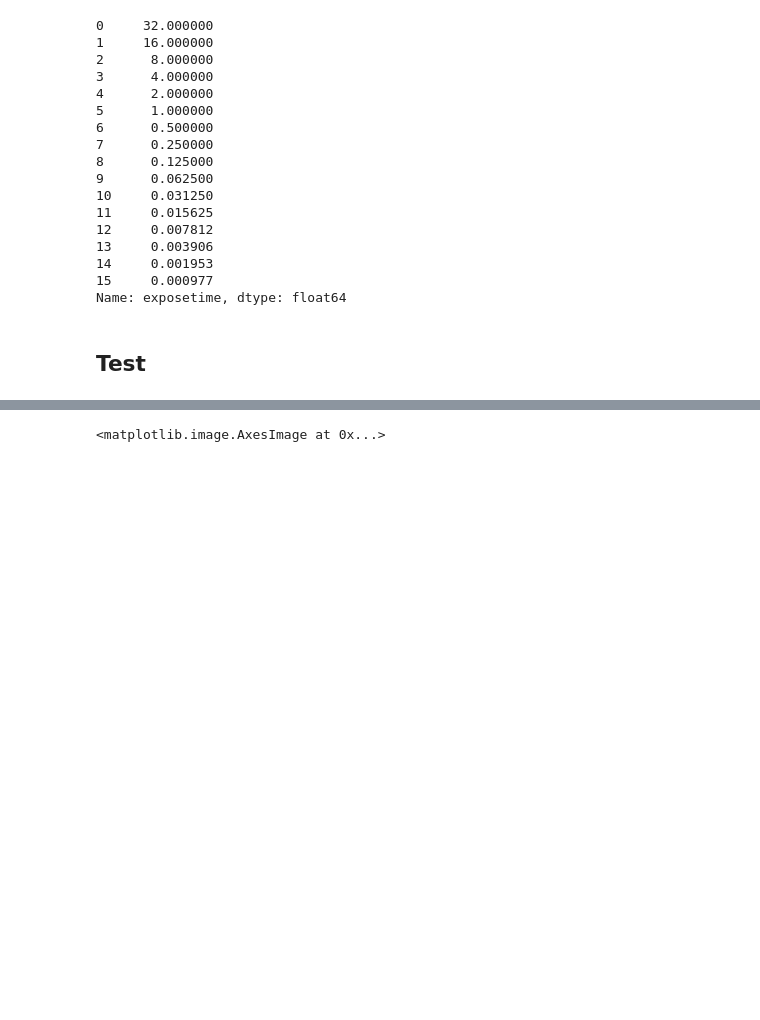
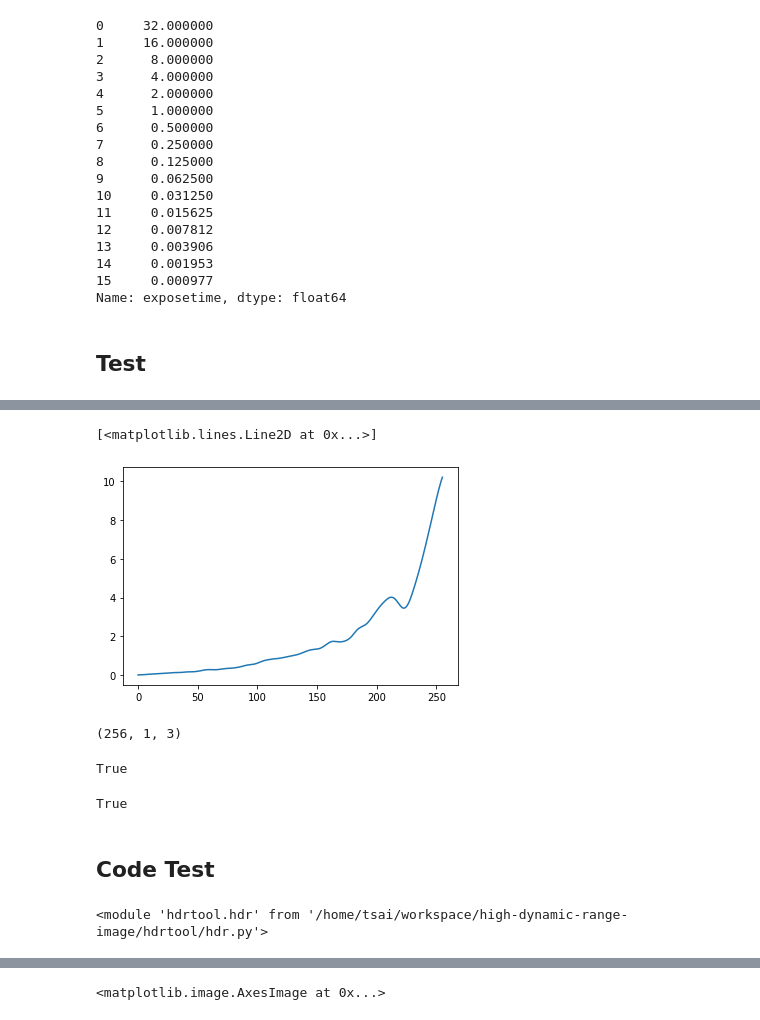
Before and after one commit to qa276390/high-dynamic-range-imaging, a Jupyter notebook: ComputeHDR.ipynb, the cells around one changed output, grey strips where cells are left out. Saved outputs shown, nothing was run; the diff lists cells and outputs as text; code cells hidden in the pictures; blank space fills up the shorter version.

```diff
--- a/ComputeHDR.ipynb
+++ b/ComputeHDR.ipynb
@@ -101,0 +116,33 @@ np.sum(nG, axis=0).shape
+# %%
+plt.plot(responseDebevec[:,:,0])
+# %% [output]
+[<matplotlib.lines.Line2D at 0x...>]
+[figure, added]
+# %%
+responseDebevec.shape
+# %% [output]
+(256, 1, 3)
+# %%
+# Merge images into an HDR linear image
+mergeDebevec = cv2.createMergeDebevec()
+hdrDebevec = mergeDebevec.process(images, times, responseDebevec)
+# Save HDR image.
+cv2.imwrite("hdrDebevec.hdr", hdrDebevec)
+# %% [output]
+True
+# %%
+# Tonemap using Drago's method to obtain 24-bit color image
+
+tonemapDrago = cv2.createTonemapDrago(1.0, 0.7)
+ldrDrago = tonemapDrago.process(hdrDebevec)
+ldrDrago = 3 * ldrDrago
+cv2.imwrite("ldr-Drago.jpg", ldrDrago * 255)
+# %% [output]
+True
+# %% [markdown]
+## Code Test
+# %%
+#relode module
+importlib.reload(hdr)
+# %% [output]
+<module 'hdrtool.hdr' from '/home/tsai/workspace/high-dynamic-range-image/hdrtool/hdr.py'>
```
Also changed, not shown: parts of 59 cells of this notebook, 1 other file.
